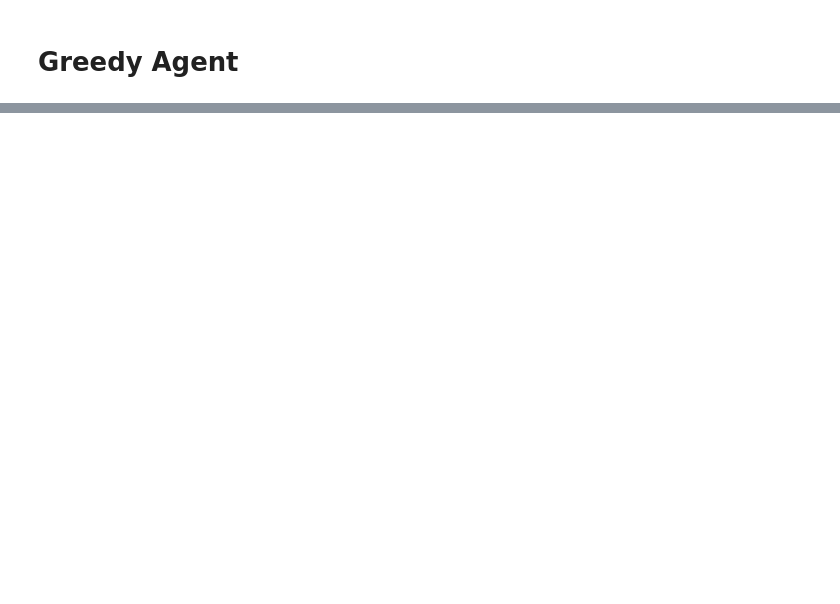
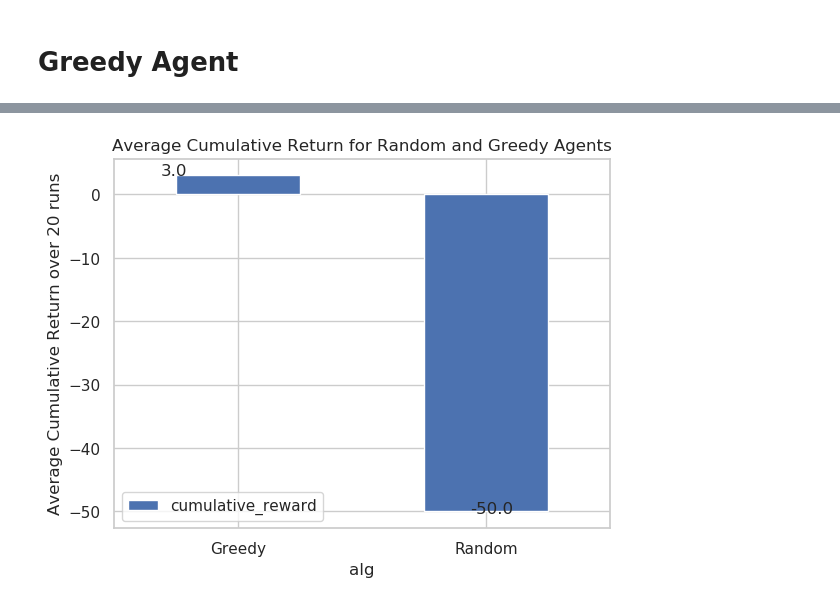
Before and after one commit to KaleabTessera/Gridworld-Markov-Decision-Process, a Jupyter notebook: MDPs.ipynb, the cells around one changed output, grey strips where cells are left out. Saved outputs shown, nothing was run; the diff lists cells and outputs as text; code cells hidden in the pictures; blank space fills up the shorter version.

Commit message:
Added basic plots.

```diff
--- a/MDPs.ipynb
+++ b/MDPs.ipynb
@@ -61,7 +61,7 @@ class Environment:
         grid_world[self.goal] = 'g'
         return grid_world
 
-    def step(self, action,print_info=True):
+    def step(self, action,print_info):
         new_s,new_r = self.take_step(self.s,action)
         self.s = new_s
         if(print_info):
@@ -295,7 +292,7 @@ class Experiment():
         self.env = env
         self.agent = agent
 
-    def run(self, num_steps):
+    def run(self, num_steps,print_info=False):
         steps = 0
         done = False
         reward = .0
@@ -303,16 +300,20 @@ class Experiment():
         losses = []
 
         while steps < num_steps:
-            print(f"*** Step: {steps} ***")
             action = self.agent.step(env.get_state())
-            reward,new_s,is_done = self.env.step(action)
+            reward,new_s,is_done = self.env.step(action,print_info=print_info)
             r_t, cumulative_r = self.agent.update(new_s,reward)
-            print(f"Cumulative_r:{cumulative_r}")
+            if(print_info):
+                print(f"*** Step: {steps} ***")
+                print(f"Cumulative_r:{cumulative_r}")
             steps += 1
 
             if(is_done):
-                print(f"At Goal:{new_s}")
+                if(print_info):
+                    print(f"At Goal:{new_s}")
                 break
+
+        return cumulative_r
 # %% [markdown]
 # Random Agent
 # %%
@@ -350,5 +352,5 @@ width=7
 env = Environment(height=7,width=7,start=(height-1,0),goal=(0,0))
 random_agent = GreedyAgent(env.get_actions(),env.get_value_function())
 exp = Experiment(agent=random_agent,env=env)
-exp.run(50)
+exp.run(50,True)
 # %% [output]
@@ -371,0 +377,66 @@ At Goal:[0, 0]
+# %%
+import matplotlib.pyplot as plt; plt.rcdefaults()
+import numpy as np
+import matplotlib.pyplot as plt
+import seaborn as sns
+import  pandas as pd
+
+greedy_agent_cum_r = []
+random_agent_cum_r = []
+eight=7
+width=7
+
+
+sns.set(style="whitegrid")
+
+for i in range(20):
+    env = Environment(height=7,width=7,start=(height-1,0),goal=(0,0))
+    random_agent = RandomAgent(env.get_actions())
+    exp = Experiment(agent=random_agent,env=env)
+    random_agent_cum_r.append(exp.run(50,False))
+
+for i in range(20):
+    env = Environment(height=7,width=7,start=(height-1,0),goal=(0,0))
+    greedy_agent = GreedyAgent(env.get_actions(),env.get_value_function())
+    exp = Experiment(agent=greedy_agent,env=env)
+    greedy_agent_cum_r.append(exp.run(50,False))
+
+def mean(lst):
+    return sum(lst) / len(lst)
+
+def autolabel(rects, xpos='center'):
+    """
+    Attach a text label above each bar in *rects*, displaying its height.
+
+    *xpos* indicates which side to place the text w.r.t. the center of
+    the bar. It can be one of the following {'center', 'right', 'left'}.
+    """
+
+    ha = {'center': 'center', 'right': 'left', 'left': 'right'}
+    offset = {'center': 0, 'right': 1, 'left': -1}
+
+    for rect in rects:
+        height = rect.get_height()
+        ax.annotate('{}'.format(height),
+                    xy=(rect.get_x() + rect.get_width() / 2, height),
+                    xytext=(offset[xpos]*3, 3),  # use 3 points offset
+                    textcoords="offset points",  # in both directions
+                    ha=ha[xpos], va='bottom')
+        break
+
+
+greedy_agent_mean_r = mean(greedy_agent_cum_r)
+random_agent_mean_r = mean(random_agent_cum_r)
+
+df = pd.DataFrame({'alg':['Greedy', 'Random'], 'cumulative_reward':[greedy_agent_mean_r, random_agent_mean_r]})
+ax = df.plot.bar(x='alg', y='cumulative_reward', rot=0)
+for p in ax.patches:
+    ax.annotate(str(p.get_height()), (p.get_x() * 1.250, p.get_height() * 1.005))
+
+plt.ylabel('Average Cumulative Return over 20 runs')
+plt.title('Average Cumulative Return for Random and Greedy Agents')
+
+
+plt.show()
+# %% [output]
+[figure, added]
```
Also changed, not shown: parts of 4 cells of this notebook, 1 other file.
